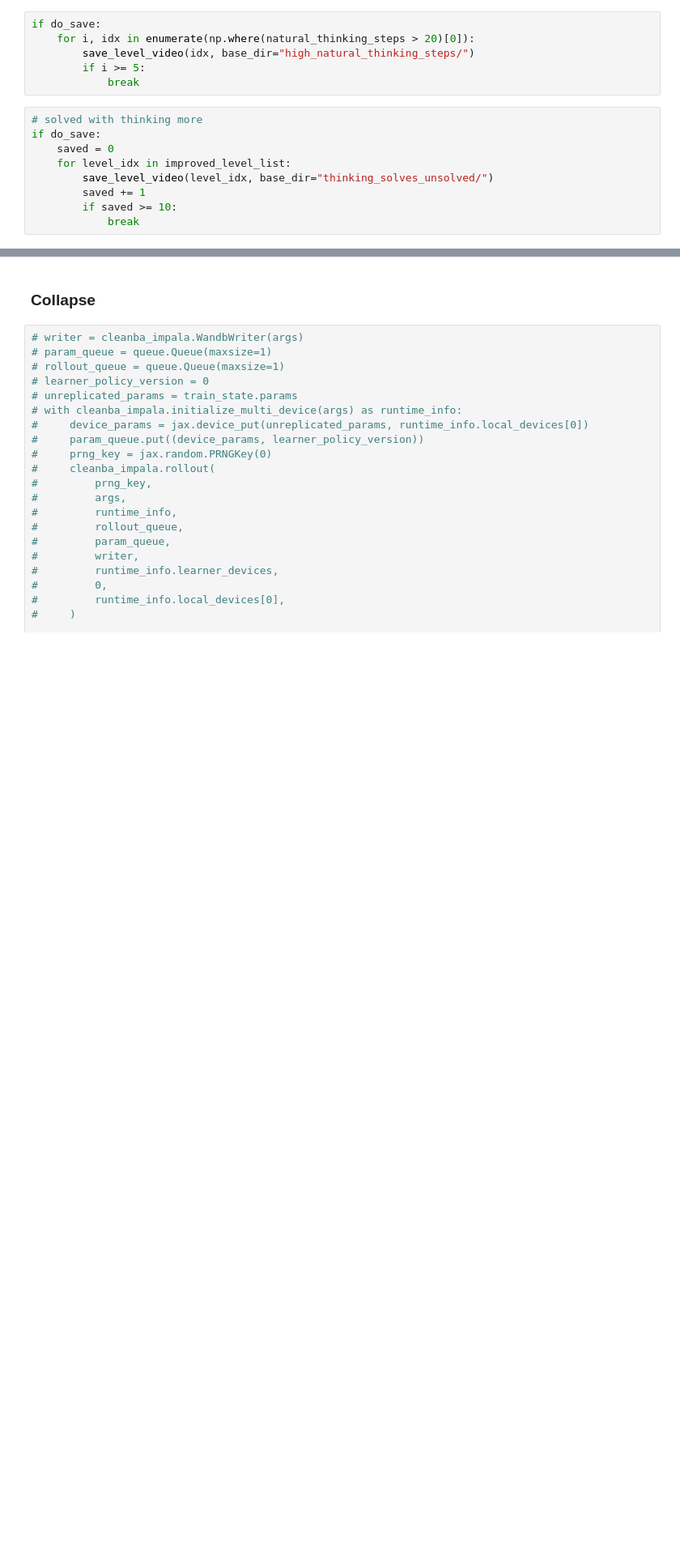
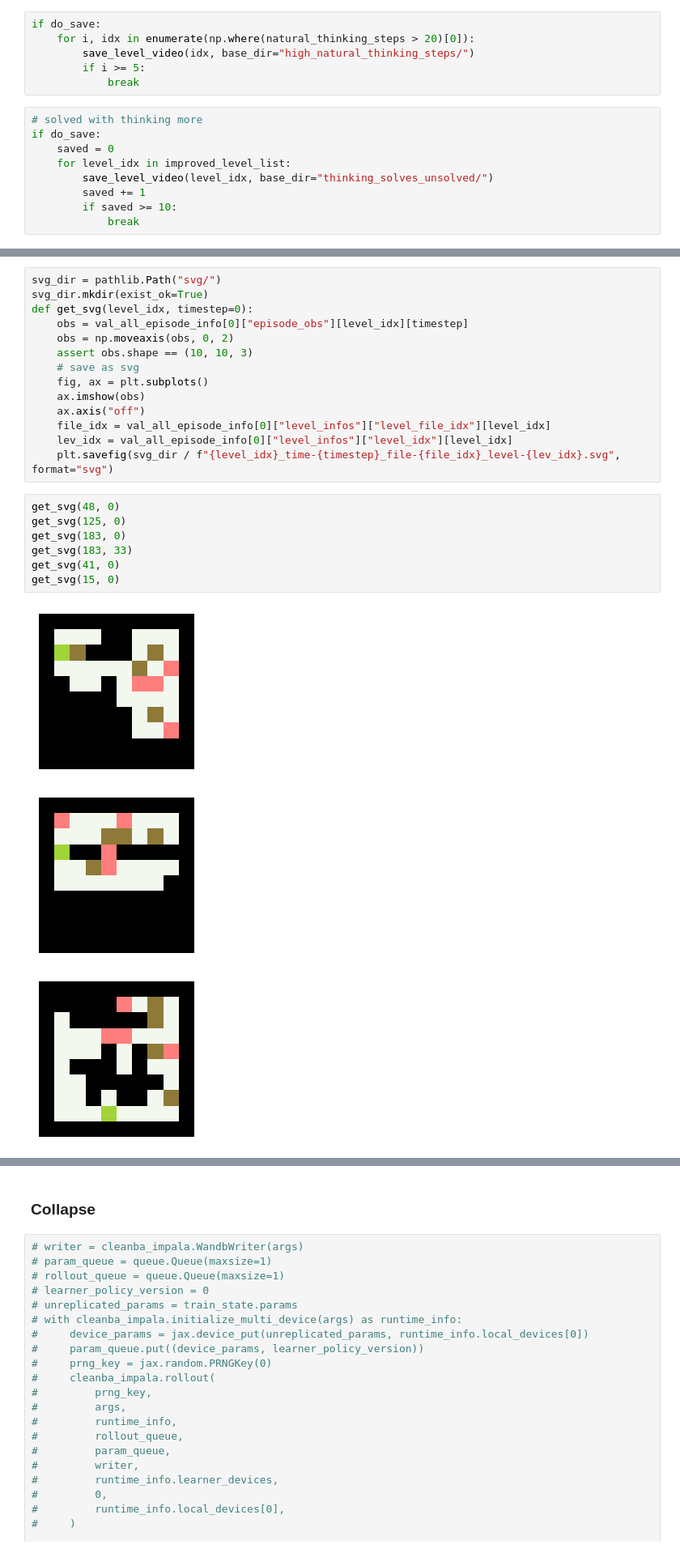
Before and after one commit to AlignmentResearch/train-learned-planner, a Jupyter notebook: cleanba/notebooks/behavioral_analysis.ipynb, the cells around one changed output, grey strips where cells are left out. Shown: that part at 81% size. Drawn from its saved outputs; the diff is of its cells as text; blank space fills up the shorter version.

```diff
--- a/cleanba/notebooks/behavioral_analysis.ipynb
+++ b/cleanba/notebooks/behavioral_analysis.ipynb
@@ -748,0 +777,25 @@ if do_save:
+# %%
+svg_dir = pathlib.Path("svg/")
+svg_dir.mkdir(exist_ok=True)
+def get_svg(level_idx, timestep=0):
+    obs = val_all_episode_info[0]["episode_obs"][level_idx][timestep]
+    obs = np.moveaxis(obs, 0, 2)
+    assert obs.shape == (10, 10, 3)
+    # save as svg
+    fig, ax = plt.subplots()
+    ax.imshow(obs)
+    ax.axis("off")
+    file_idx = val_all_episode_info[0]["level_infos"]["level_file_idx"][level_idx]
+    lev_idx = val_all_episode_info[0]["level_infos"]["level_idx"][level_idx]
+    plt.savefig(svg_dir / f"{level_idx}_time-{timestep}_file-{file_idx}_level-{lev_idx}.svg", format="svg")
+# %%
+get_svg(48, 0)
+get_svg(125, 0)
+get_svg(183, 0)
+get_svg(183, 33)
+get_svg(41, 0)
+get_svg(15, 0)
+# %% [output]
+[figure, added]
+[figure, added]
+[figure, added]
```
Also changed, not shown: parts of 7 cells of this notebook.
